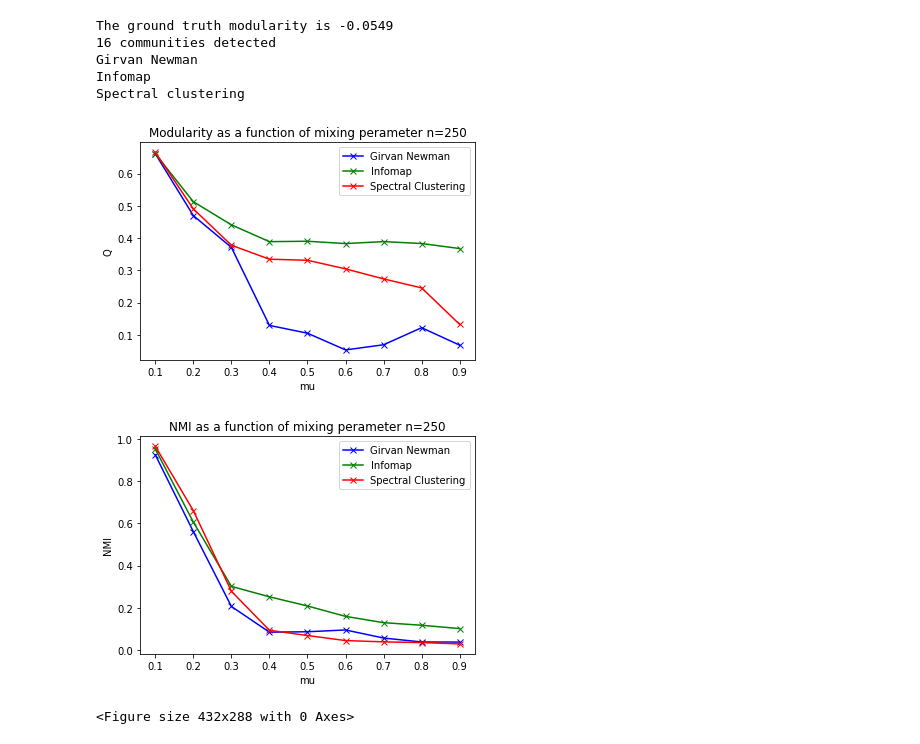
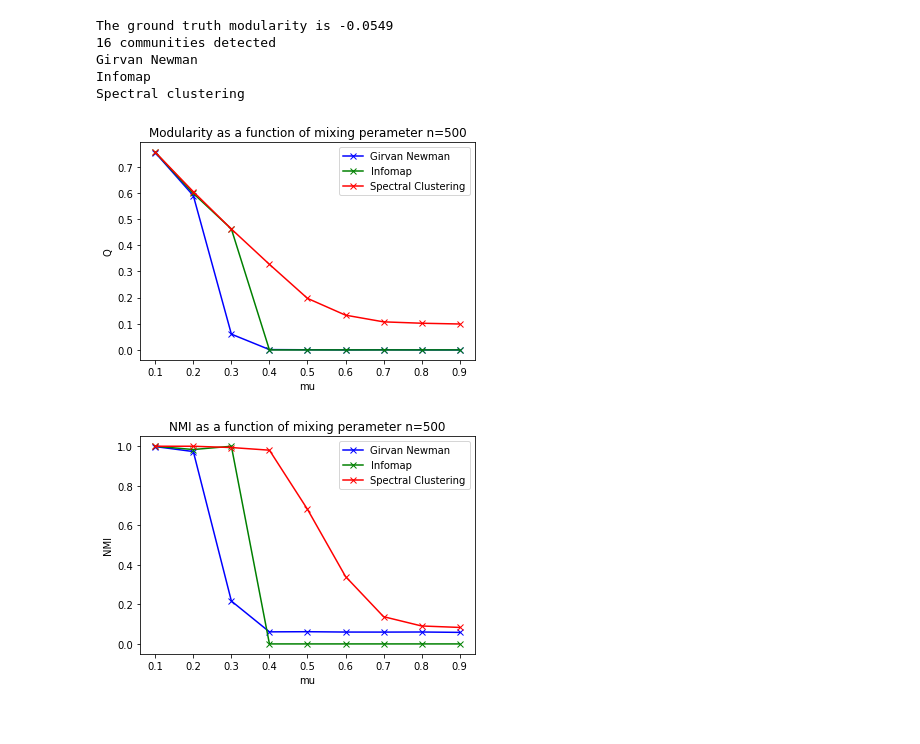
Before and after one commit to ozkilim/biological_community_detection, a Jupyter notebook: Processing/LFR_plot_creation.ipynb, the cells around one changed output. Cells and saved outputs as stored; diff of their text form; code cells hidden in the pictures.

Commit message:
figures showing

```diff
--- a/Processing/LFR_plot_creation.ipynb
+++ b/Processing/LFR_plot_creation.ipynb
@@ -116,44 +116,44 @@ Infomap
 Spectral clustering
 # %%
 # Visualisation of reasults
-with open('n250.pkl', 'rb') as f:
+with open('n500.pkl', 'rb') as f:
     data = pickle.load(f)
 
 [NMI_list,Q_list] = data
 NMI_list = np.array(NMI_list)
 Q_list = np.array(Q_list)
 
 GN_Q = Q_list[:,0]
 IM_Q = Q_list[:,1]
 SC_Q = Q_list[:,2]
 
 GN_NMI = NMI_list[:,0]
 IM_NMI = NMI_list[:,1]
 SC_NMI = NMI_list[:,2]
 
-
+fig1 = plt.figure()
 x = np.linspace(0.1,0.9,9)
 plt.plot(x,GN_Q,'xb-')
 plt.plot(x,IM_Q,'xg-')
 plt.plot(x,SC_Q,'xr-')
 plt.xlabel("mu")
 plt.ylabel("Q")
-plt.title("Modularity as a function of mixing perameter n=250")
+plt.title("Modularity as a function of mixing perameter n=500")
 plt.legend(['Girvan Newman','Infomap','Spectral Clustering'])
 plt.show()
-plt.savefig('../figures/n250NMI')
+fig1.savefig('../figures/n500NMI')
 
+fig2 = plt.figure()
 plt.plot(x,GN_NMI,'xb-')
 plt.plot(x,IM_NMI,'xg-')
 plt.plot(x,SC_NMI,'xr-')
 plt.xlabel("mu")
 plt.ylabel("NMI")
-plt.title("NMI as a function of mixing perameter n=250")
+plt.title("NMI as a function of mixing perameter n=500")
 plt.legend(['Girvan Newman','Infomap','Spectral Clustering'])
 
 plt.show()
-plt.savefig('../figures/n250Q')
+fig2.savefig('../figures/n500Q')
 # %% [output]
-[figure, old version]
+[figure, new version]
-[figure, old version]
+[figure, new version]
-<Figure size 432x288 with 0 Axes>
```
Also changed, not shown: 4 other files.
